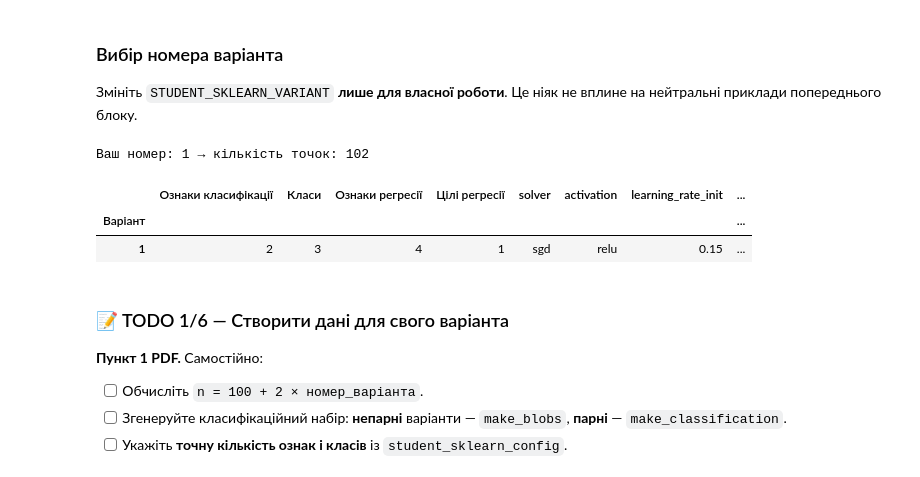
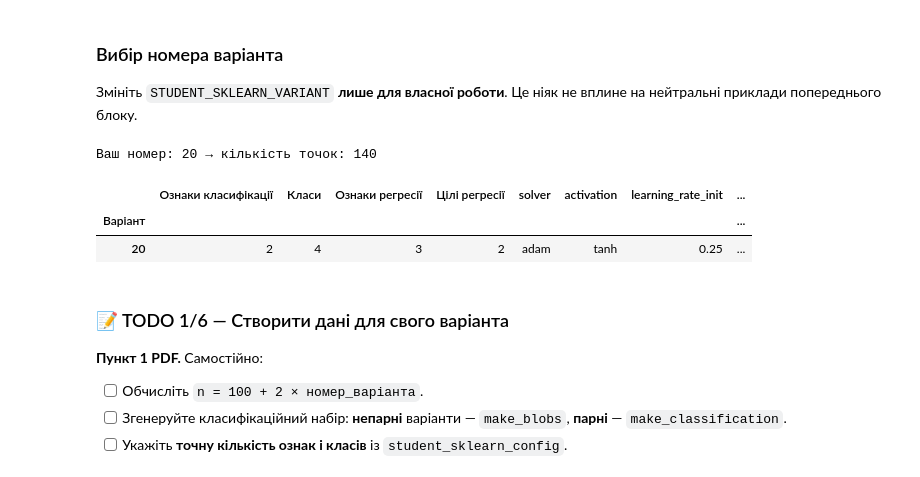
Before and after one commit to m-r-sar/DataMining, a Jupyter notebook: NeuralNetworks/Lab3-4/ЛБ_3-4_Нейтральні_приклади_та_індивідуальні_TODO.ipynb, the cells around one changed output. Drawn from its saved outputs; the diff is of its cells as text; code cells hidden in the pictures.

```diff
--- a/NeuralNetworks/Lab3-4/ЛБ_3-4_Нейтральні_приклади_та_індивідуальні_TODO.ipynb
+++ b/NeuralNetworks/Lab3-4/ЛБ_3-4_Нейтральні_приклади_та_індивідуальні_TODO.ipynb
@@ -404,20 +404,20 @@ display(student_sklearn_table)
 
 Змініть `STUDENT_SKLEARN_VARIANT` **лише для власної роботи**. Це ніяк не вплине на нейтральні приклади попереднього блоку.
 # %%
-STUDENT_SKLEARN_VARIANT = 1  # TODO: установіть свій номер (1..28)
+STUDENT_SKLEARN_VARIANT = 20  # TODO: установіть свій номер (1..28)
 assert STUDENT_SKLEARN_VARIANT in VARIANTS_SKLEARN
 
 student_sklearn_config = dict(zip(
     student_sklearn_columns, VARIANTS_SKLEARN[STUDENT_SKLEARN_VARIANT],
 ))
 student_expected_n = 100 + 2 * STUDENT_SKLEARN_VARIANT
 print('Ваш номер:', STUDENT_SKLEARN_VARIANT, '→ кількість точок:', student_expected_n)
 display(student_sklearn_table.loc[[STUDENT_SKLEARN_VARIANT]])
 # %% [output]
-Ваш номер: 1 → кількість точок: 102
+Ваш номер: 20 → кількість точок: 140
 |  | Ознаки класифікації | Класи | Ознаки регресії | Цілі регресії | solver | activation | learning_rate_init | ... |
 | Варіант |  |  |  |  |  |  |  | ... |
-| 1 | 2 | 3 | 4 | 1 | sgd | relu | 0.15 | ... |
+| 20 | 2 | 4 | 3 | 2 | adam | tanh | 0.25 | ... |
 # %% [markdown]
 ### 📝 TODO 1/6 — Створити дані для свого варіанта
 
```
Also changed, not shown: parts of 17 cells of this notebook.
